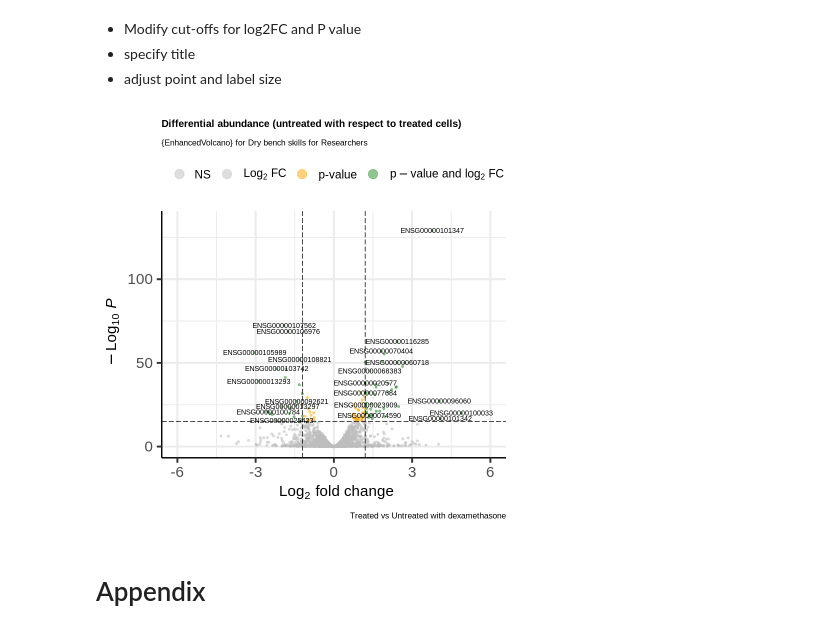
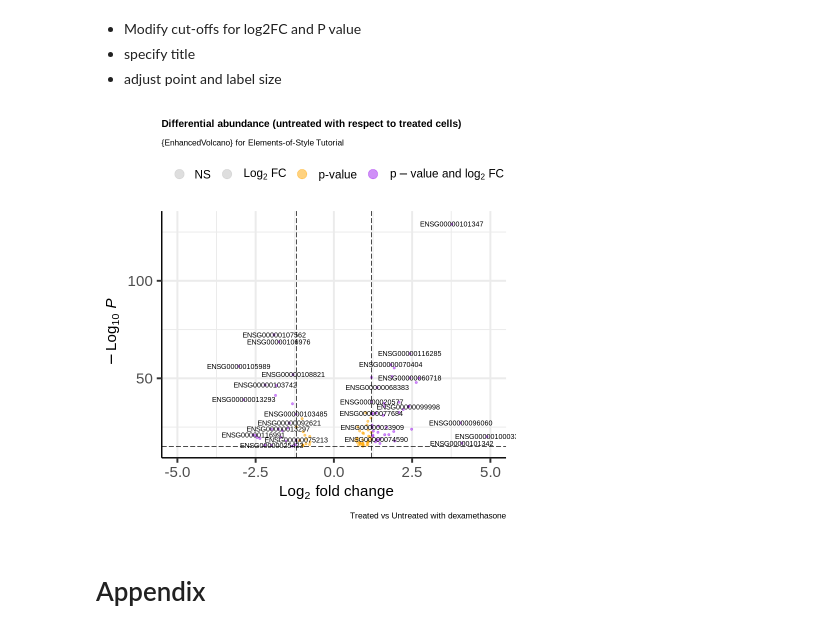
Before and after one commit to NIH-NICHD/Elements-of-Style-Workflow-Creation-Maintenance, a Jupyter notebook: classes/1-using-the-command-line/2-reading-data-and-plotting-in-R.ipynb, the cells around one changed output. Drawn from its saved outputs; the diff is of its cells as text; code cells hidden in the pictures.

```diff
--- a/classes/1-using-the-command-line/2-reading-data-and-plotting-in-R.ipynb
+++ b/classes/1-using-the-command-line/2-reading-data-and-plotting-in-R.ipynb
@@ -102,30 +109,31 @@ gg
 - adjust point and label size
 # %%
 gg<-   EnhancedVolcano::EnhancedVolcano( results,
-                        col=c('grey', 'grey', 'orange', 'forestgreen'),
+                        col=c('grey', 'grey', 'orange', 'purple'),
 
                         lab = results$feature,
                         x = 'log2FoldChange',
                         y = 'pvalue',
-                        xlim = c(-6, 6),
+                        xlim = c(-5, 5),
+                        ylim = c(15,130),
 
                         title = 'Differential abundance (untreated with respect to treated cells)',
                         titleLabSize = 12,
 
-                        subtitle = '{EnhancedVolcano} for Dry bench skills for Researchers',
+                        subtitle = '{EnhancedVolcano} for Elements-of-Style Tutorial',
                         subtitleLabSize = 10,
 
                         caption = "Treated vs Untreated with dexamethasone",
                         captionLabSize = 10,
 
                         pCutoff = 10e-16,
                         FCcutoff = 1.2,
                         pointSize = 1.0,
                         labSize = 3.0)
 
 gg
 # %% [output]
-[figure, old version]
+[figure, new version]
 # %% [markdown]
 # Appendix
 # %% [markdown]
```
Also changed, not shown: parts of 3 cells of this notebook.
